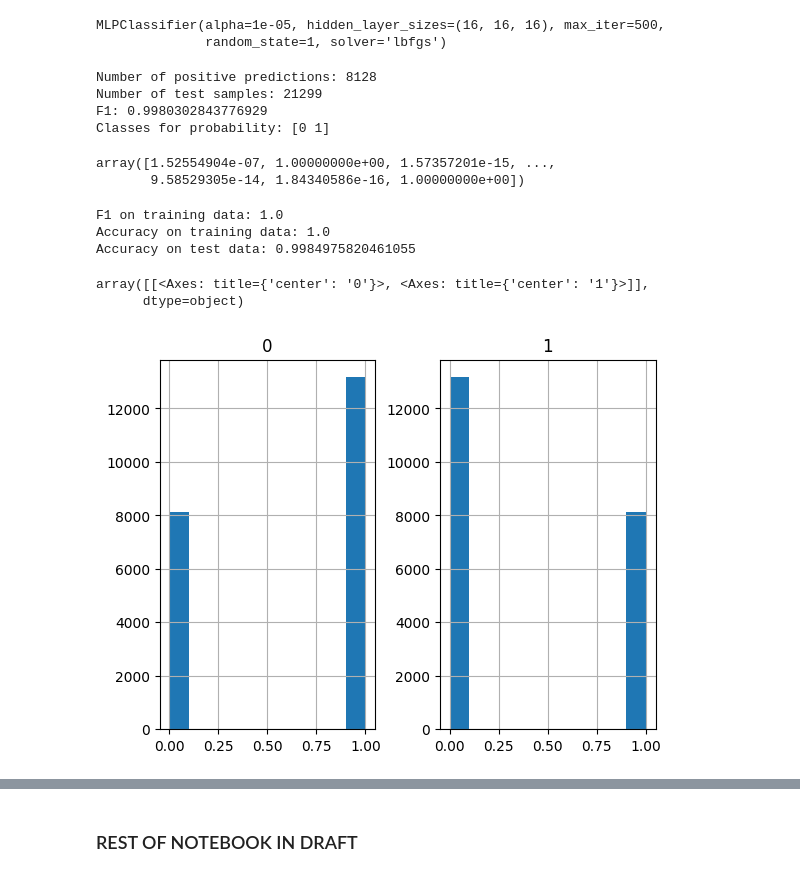
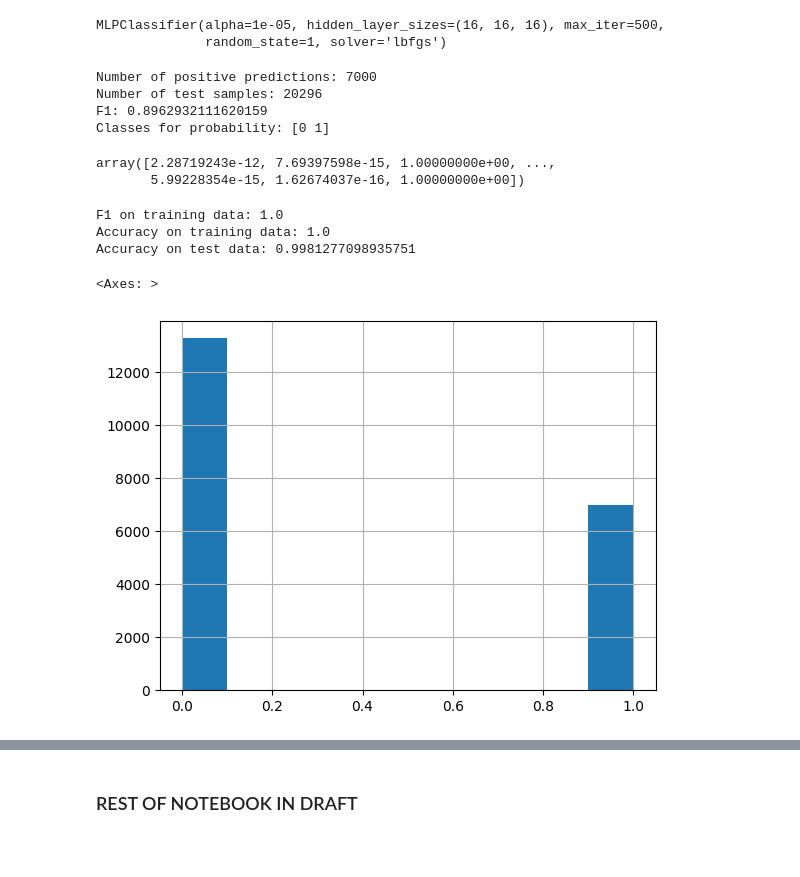
Before and after one commit to Ode-PBLLC/aquarry, a Jupyter notebook: mine_mapping.ipynb, the cells around one changed output, grey strips where cells are left out. Drawn from its saved outputs; the diff is of its cells as text; code cells hidden in the pictures; blank space fills up the shorter version.

```diff
--- a/mine_mapping.ipynb
+++ b/mine_mapping.ipynb
@@ -518,18 +731,17 @@ def MarkSamples(data, polygons, pct):
     # Get polygon of intersection for each chip
     data['emb_idx'] = data.index
     intersecting = gpd.overlay(data, polygons, how = 'intersection')
-    intersecting = intersecting.dissolve(by='emb_idx')
+    intersecting = intersecting.dissolve(by='emb_idx') # Makes intersecting index match with data
     intersecting['area_overlap'] = intersecting.geometry.area
 
-    # Match embedding index with embedding geometry
+    # Merge into one dataframe
     data = data.merge(intersecting['area_overlap'], left_index = True, right_index = True, how='left')
-    print(data.head())
 
     # Check intersection % and mark True/False
     for index, row in data.iterrows():
         if row['area_overlap'] / row.geometry.area >= pct:
             data.loc[index]['mine'] = 1
-        elif math.isNaN(row['area_overlap']):
+        elif math.isnan(row['area_overlap']):
             data.loc[index]['mine'] = 0
         else:
             data.loc[index]['mine']  = 0
@@ -538,3 +860,3 @@ def MarkSamples(data, polygons, pct):
 # %%
-az_data_marked = MarkSamples(az_data, az_mines_intersect, 0.3)
-az_data_marked.head()
+# Mark as positive if intersection > 30%
+az_data_marked = MarkSamples(az_data, az_qa_lakes, 0.3)
@@ -578,51 +881,50 @@ print(az_data_crop['mine'].sum()/len(az_data_crop))
 # %%
 # Train neural network model
 
-X = X_train # training samples
-y = y_train # class labels
-clf = MLPClassifier(solver='lbfgs', alpha=1e-5,
+az_clf = MLPClassifier(solver='lbfgs', alpha=1e-5,
                     hidden_layer_sizes=(16, 16, 16), max_iter = 500, random_state=1)
 
-clf.fit(X, y)
+az_clf.fit(az_X_train, az_y_train)
 # %% [output]
 MLPClassifier(alpha=1e-05, hidden_layer_sizes=(16, 16, 16), max_iter=500,
               random_state=1, solver='lbfgs')
-# %%
-predictions = clf.predict(X_test)
-print(f'Number of positive predictions: {predictions.sum()}')
-print(f'Number of test samples: {len(X_test)}')
-
-f1 = sklearn.metrics.f1_score(y_test, predictions)
-print(f'F1: {f1}')
-
-probabilities = clf.predict_proba(X_test)
-print(f'Classes for probability: {clf.classes_}')
-
-probabilities[:,1] # Probability of pit lake presence
-# %% [output]
-Number of positive predictions: 8128
-Number of test samples: 21299
-F1: 0.9980302843776929
-Classes for probability: [0 1]
-array([1.52554904e-07, 1.00000000e+00, 1.57357201e-15, ...,
-       9.58529305e-14, 1.84340586e-16, 1.00000000e+00])
+# %%
+az_predictions = az_clf.predict(az_X_test)
+print(f'Number of positive predictions: {az_predictions.sum()}')
+print(f'Number of test samples: {len(az_X_test)}')
+
+az_f1 = sklearn.metrics.f1_score(az_y_test, az_predictions)
+print(f'F1: {f1}')
+
+probabilities = az_clf.predict_proba(az_X_test)
+print(f'Classes for probability: {az_clf.classes_}')
+
+probabilities[:,1] # Probability of pit lake presence
+# %% [output]
+Number of positive predictions: 7000
+Number of test samples: 20296
+F1: 0.8962932111620159
+Classes for probability: [0 1]
+array([2.28719243e-12, 7.69397598e-15, 1.00000000e+00, ...,
+       5.99228354e-15, 1.62674037e-16, 1.00000000e+00])
 # %%
-train_predictions = clf.predict(X_train)
+az_train_predictions = az_clf.predict(az_X_train)
 
-f1_train = sklearn.metrics.f1_score(y_train, train_predictions)
-print(f'F1 on training data: {f1_train}')
+az_f1_train = sklearn.metrics.f1_score(az_y_train, az_train_predictions)
+print(f'F1 on training data: {az_f1_train}')
 
-train_accuracy = sklearn.metrics.accuracy_score(y_train, train_predictions)
-test_accuracy = sklearn.metrics.accuracy_score(y_test, predictions)
+train_accuracy = sklearn.metrics.accuracy_score(az_y_train, az_train_predictions)
+test_accuracy = sklearn.metrics.accuracy_score(az_y_test, az_predictions)
 print(f'Accuracy on training data: {train_accuracy}')
 print(f'Accuracy on test data: {test_accuracy}')
 
+# Plot histogram of probability predictions on test set
 test_probs = pd.DataFrame(probabilities)
-test_probs.hist()
+bins = [0, 0.1, 0.2, 0.3, 0.4, 0.5, 0.6, 0.7, 0.8, 0.9, 1]
+test_probs[1].hist(bins = bins)
 # %% [output]
 F1 on training data: 1.0
 Accuracy on training data: 1.0
-Accuracy on test data: 0.9984975820461055
+Accuracy on test data: 0.9981277098935751
-array([[<Axes: title={'center': '0'}>, <Axes: title={'center': '1'}>]],
-      dtype=object)
+<Axes: >
-[figure, old version]
+[figure, new version]
```
Also changed, not shown: parts of 43 cells of this notebook.
